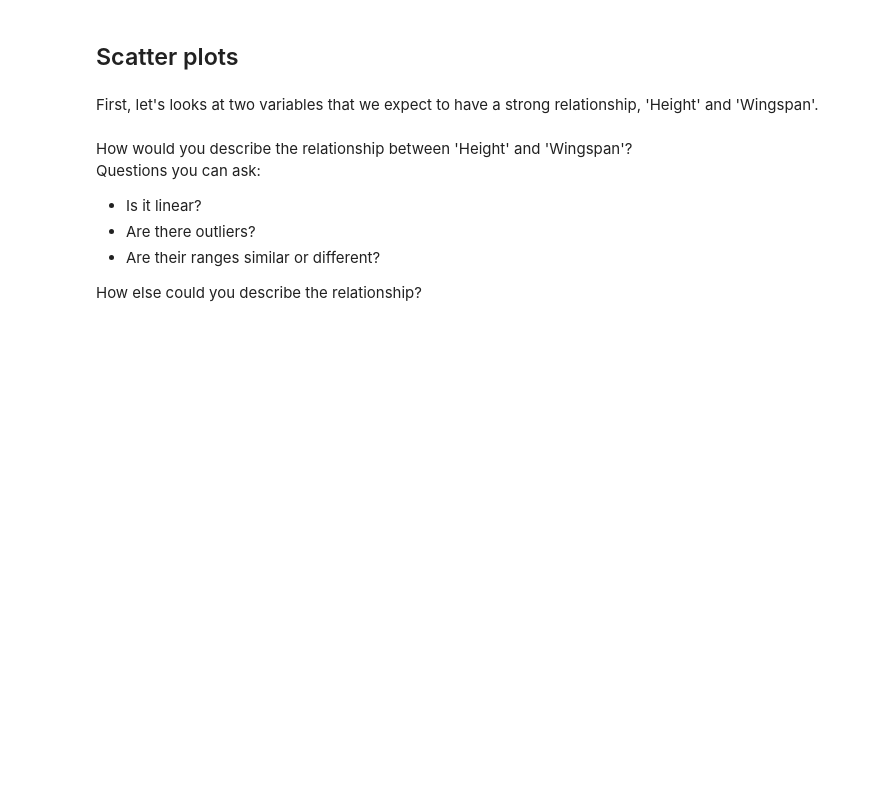
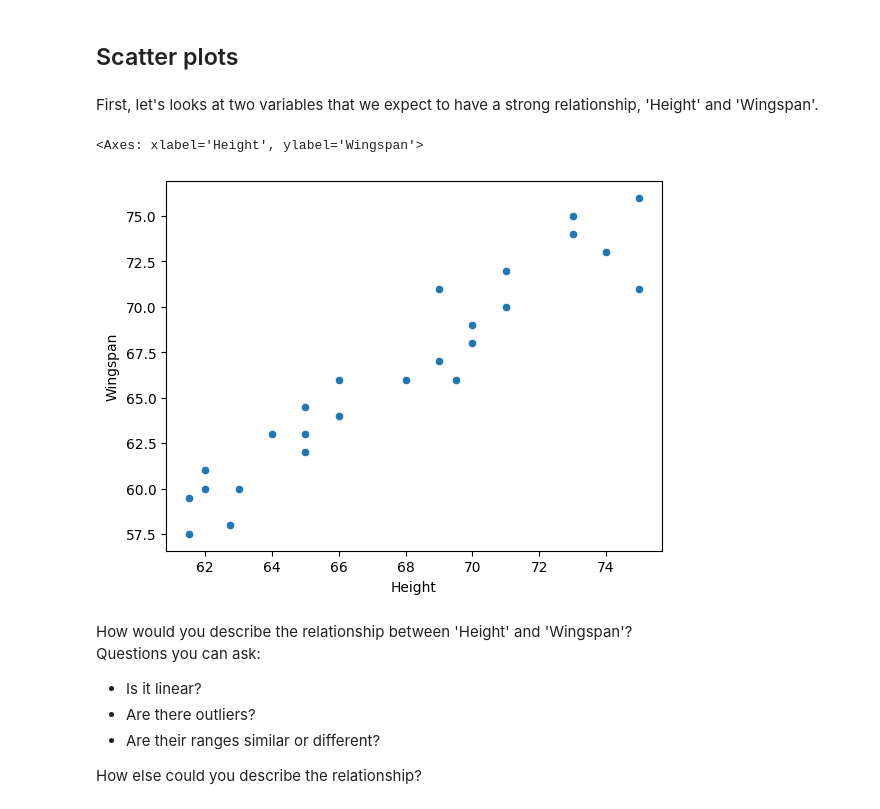
Before and after one commit to emirmaciastec/MEM_M-todos_estadisticos, a Jupyter notebook: lab3_6_w3_assessment.ipynb, the cells around one changed output. Cells and saved outputs as stored; diff of their text form; code cells hidden in the pictures; blank space fills up the shorter version.

```diff
--- a/lab3_6_w3_assessment.ipynb
+++ b/lab3_6_w3_assessment.ipynb
@@ -19,7 +19,7 @@ path = "Cartwheeldata.csv"
 # %%
 # First, you must import the cartwheel data from the path given above
 #df = # using pandas, read in the csv data found at the url defined by 'path'
-df = pd.read_csv("Cartwheeldata.csv")
+df = pd.read_csv("https://raw.githubusercontent.com/emirmaciastec/MEM_M-todos_estadisticos/refs/heads/M3/Cartwheeldata.csv")
 # %%
 # Next, look at the 'head' of our DataFrame 'df'.
 df.head()
@@ -38,6 +38,11 @@ If you can't remember a function, open a previous notebook or video as a referen
 First, let's looks at two variables that we expect to have a strong relationship, 'Height' and 'Wingspan'.
 # %%
 # Make a Seaborn scatter plot with x = height and y = wingspan using sns.scatterplot(x, y)
+# %%
+sns.scatterplot(x='Height', y='Wingspan', data=df)
+# %% [output]
+<Axes: xlabel='Height', ylabel='Wingspan'>
+[figure, added]
 # %% [markdown]
 How would you describe the relationship between 'Height' and 'Wingspan'?
 Questions you can ask:
```
Also changed, not shown: parts of 10 cells of this notebook.
